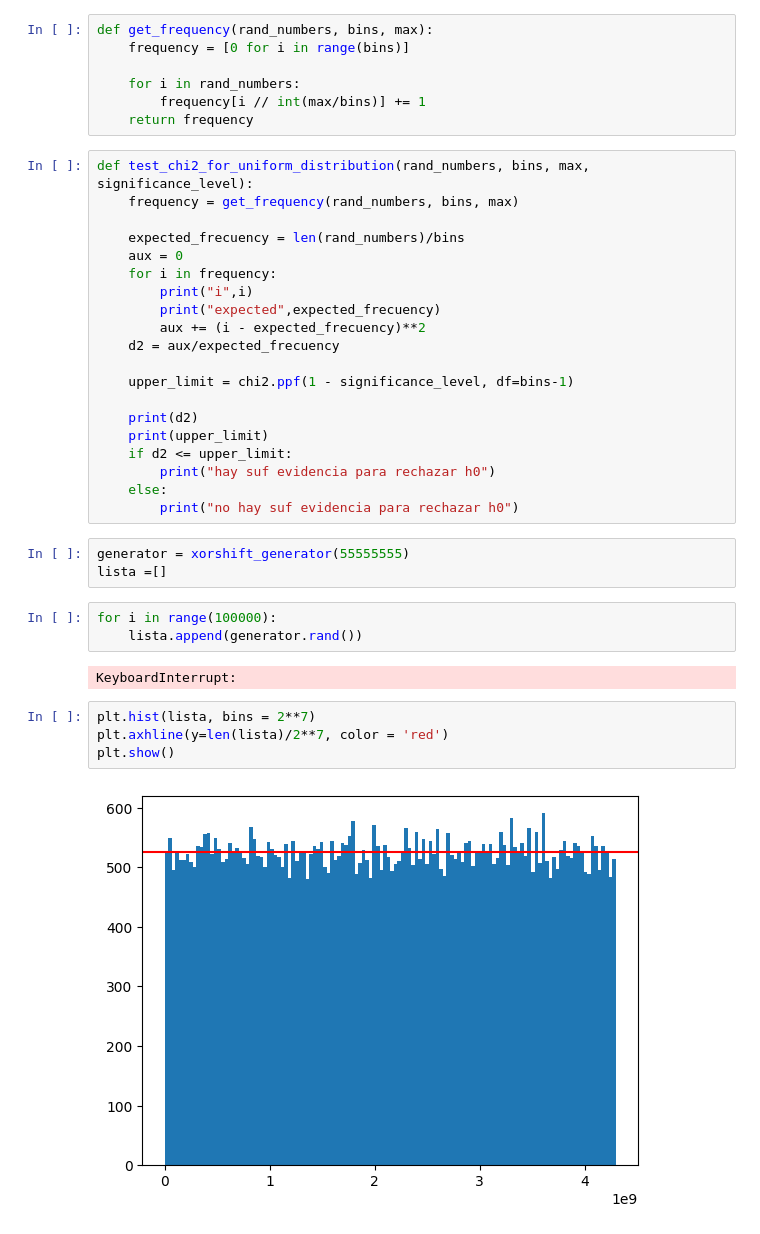
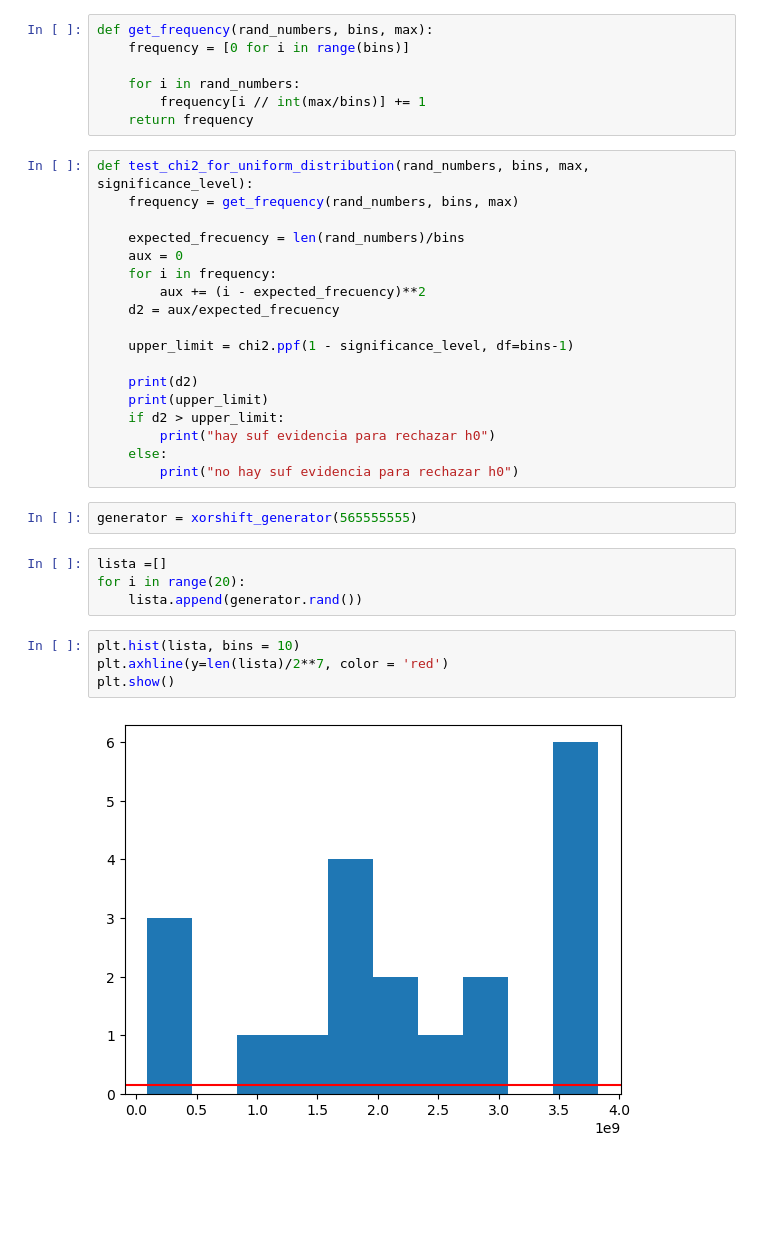
Before and after one commit to Rivejjj/Los-Simuladores, a Jupyter notebook: tp1.ipynb, the cells around one changed output. Drawn from its saved outputs; the diff is of its cells as text; blank space fills up the shorter version.

```diff
--- a/tp1.ipynb
+++ b/tp1.ipynb
@@ -90,8 +90,6 @@ def test_chi2_for_uniform_distribution(rand_numbers, bins, max, significance_lev
     expected_frecuency = len(rand_numbers)/bins
     aux = 0
     for i in frequency:
-        print("i",i)
-        print("expected",expected_frecuency)
         aux += (i - expected_frecuency)**2
     d2 = aux/expected_frecuency
 
@@ -99,22 +97,20 @@ def test_chi2_for_uniform_distribution(rand_numbers, bins, max, significance_lev
 
     print(d2)
     print(upper_limit)
-    if d2 <= upper_limit:
+    if d2 > upper_limit:
         print("hay suf evidencia para rechazar h0")
     else:
         print("no hay suf evidencia para rechazar h0")
 # %%
-generator = xorshift_generator(55555555)
-lista =[]
+generator = xorshift_generator(565555555)
 # %%
-for i in range(100000):
+lista =[]
+for i in range(20):
     lista.append(generator.rand())
-# %% [output]
-KeyboardInterrupt:
 # %%
-plt.hist(lista, bins = 2**7)
+plt.hist(lista, bins = 10)
 plt.axhline(y=len(lista)/2**7, color = 'red')
 plt.show()
 # %% [output]
-[figure, old version]
+[figure, new version]
 # %%
```
Also changed, not shown: parts of 3 cells of this notebook.
